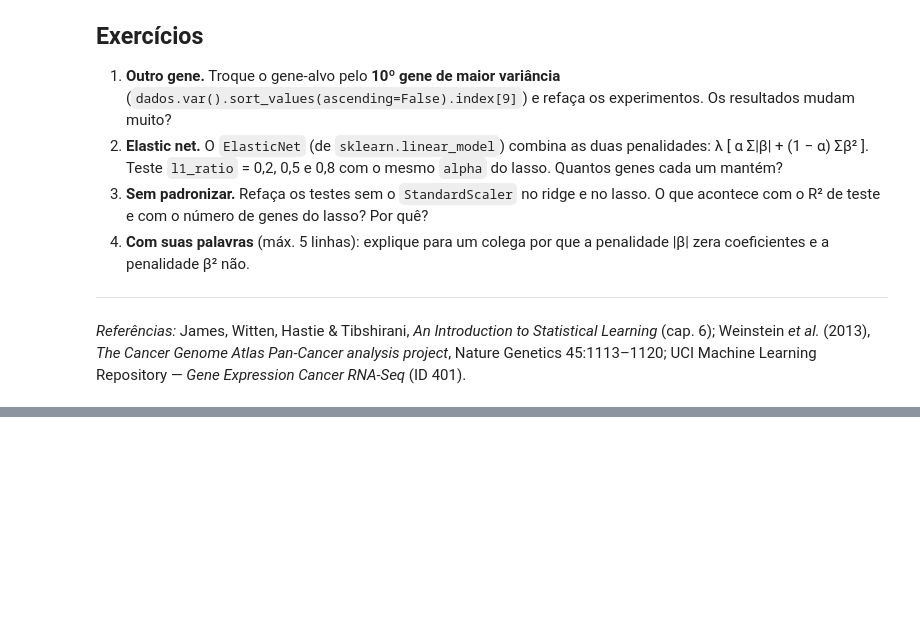
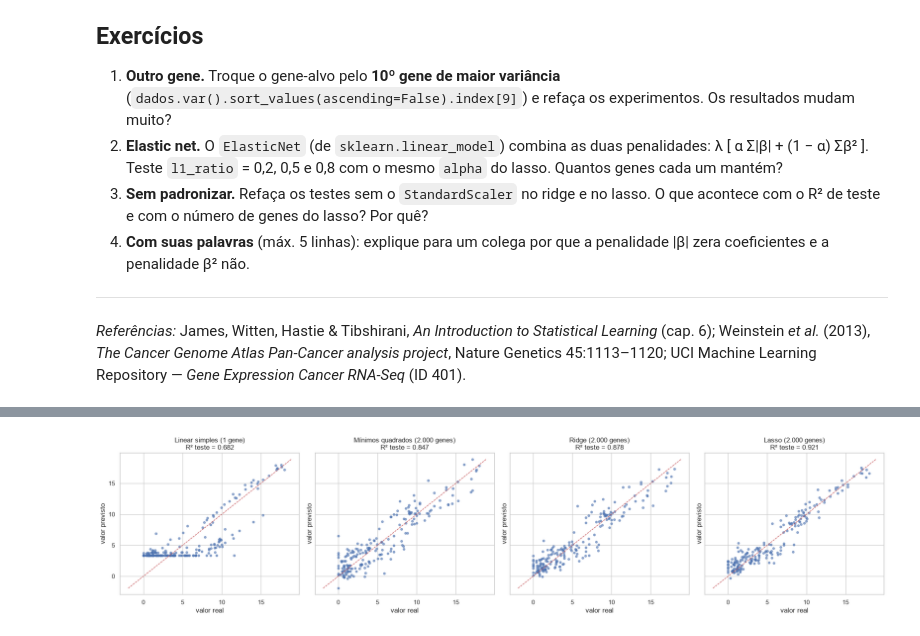
Before and after one commit to Fugant1/bioinformatics-task, a Jupyter notebook: 2026_11_Regressao_Ridge_Lasso_genes.ipynb, the cells around one changed output, grey strips where cells are left out. Cells and saved outputs as stored; diff of their text form; code cells hidden in the pictures; blank space fills up the shorter version.

```diff
--- a/2026_11_Regressao_Ridge_Lasso_genes.ipynb
+++ b/2026_11_Regressao_Ridge_Lasso_genes.ipynb
@@ -643,0 +649,80 @@ plt.tight_layout(); plt.show()
+# %%
+# ---------------------------------------------------------------
+# Exercício 1 — Repetindo o experimento com o 10º gene de maior variância
+# ---------------------------------------------------------------
+alvo10 = dados.var().sort_values(ascending=False).index[9]
+y10_all = dados[alvo10]
+X10_all = dados.drop(columns=alvo10)
+print(f"10º gene de maior variância (alvo): {alvo10} | média = {y10_all.mean():.2f} | desvio = {y10_all.std():.2f}")
+
+# Mesma divisão estratificada (75% treino / 25% teste) e seleção dos 2.000 genes mais variáveis só no treino
+X10_tr_all, X10_te_all, y10_tr, y10_te = train_test_split(
+    X10_all, y10_all, test_size=0.25, stratify=tipo, random_state=SEED
+)
+genes10 = X10_tr_all.var().sort_values(ascending=False).index[:P]
+X10_tr, X10_te = X10_tr_all[genes10], X10_te_all[genes10]
+
+# Gene mais correlacionado no treino para a regressão linear simples
+correl10 = X10_tr.corrwith(y10_tr).abs().sort_values(ascending=False)
+g1_10 = correl10.index[0]
+print(f"Gene mais correlacionado com {alvo10}: {g1_10} (|r| = {correl10.iloc[0]:.3f})")
+
+# Escolha de lambda (alpha) por validação cruzada de 5 folds apenas no treino
+Xs10_tr = StandardScaler().fit_transform(X10_tr)
+ys10_tr = y10_tr - y10_tr.mean()
+alpha_max_10 = np.abs(Xs10_tr.T @ ys10_tr).max() / len(X10_tr)
+
+grade_ridge_10 = np.logspace(-1, 6, 20)
+grade_lasso_10 = alpha_max_10 * np.logspace(-3, 0, 20)
+
+def erro_cv_dados(X_data, y_data, cria_modelo, alphas):
+    erros = []
+    for a in alphas:
+        mses = []
+        for i_tr, i_va in kf.split(X_data):
+            mod = make_pipeline(StandardScaler(), cria_modelo(a))
+            mod.fit(X_data.iloc[i_tr], y_data.iloc[i_tr])
+            mses.append(mean_squared_error(y_data.iloc[i_va], mod.predict(X_data.iloc[i_va])))
+        erros.append(np.mean(mses))
+    return np.array(erros)
+
+cv_r10 = erro_cv_dados(X10_tr, y10_tr, lambda a: Ridge(alpha=a), grade_ridge_10)
+cv_l10 = erro_cv_dados(X10_tr, y10_tr, lambda a: Lasso(alpha=a, max_iter=5000), grade_lasso_10)
+melhor_ridge_10 = grade_ridge_10[cv_r10.argmin()]
+melhor_lasso_10 = grade_lasso_10[cv_l10.argmin()]
+print(f"Melhor lambda Ridge: {melhor_ridge_10:.3g} (MSE CV = {cv_r10.min():.3f})")
+print(f"Melhor lambda Lasso: {melhor_lasso_10:.3g} (MSE CV = {cv_l10.min():.3f})\n")
+
+# Comparação final no conjunto de teste
+modelos_10 = {
+    "Linear simples (1 gene)": (LinearRegression(), [g1_10]),
+    "Mínimos quadrados (2.000 genes)": (make_pipeline(StandardScaler(), LinearRegression()), list(genes10)),
+    "Ridge (2.000 genes)": (make_pipeline(StandardScaler(), Ridge(alpha=melhor_ridge_10)), list(genes10)),
+    "Lasso (2.000 genes)": (make_pipeline(StandardScaler(), Lasso(alpha=melhor_lasso_10, max_iter=10000)), list(genes10)),
+}
+
+res_10, prev_10 = [], {}
+for nome, (mod, cols) in modelos_10.items():
+    mod.fit(X10_tr[cols], y10_tr)
+    prev_10[nome] = mod.predict(X10_te[cols])
+    coefs = mod[-1].coef_ if hasattr(mod, "steps") else mod.coef_
+    res_10.append({
+        "modelo": nome,
+        "genes usados (coef. ≠ 0)": int((np.abs(coefs) > 1e-10).sum()),
+        "R² treino": r2_score(y10_tr, mod.predict(X10_tr[cols])),
+        "R² teste": r2_score(y10_te, prev_10[nome]),
+        "MSE teste": mean_squared_error(y10_te, prev_10[nome]),
+    })
+res_10 = pd.DataFrame(res_10).set_index("modelo")
+display(res_10.round(3))
+
+# Gráfico real x previsto no teste para o 10º gene
+fig, ax = plt.subplots(1, 4, figsize=(20, 4.8), sharex=True, sharey=True)
+lim = [min(y10_te.min(), min(p.min() for p in prev_10.values())),
+       max(y10_te.max(), max(p.max() for p in prev_10.values()))]
+for a, (nome, pred) in zip(ax, prev_10.items()):
+    a.scatter(y10_te, pred, s=14, alpha=0.6)
+    a.plot(lim, lim, "r--", lw=1)
+    a.set(title=f"{nome}\nR² teste = {r2_score(y10_te, pred):.3f}", xlabel="valor real", ylabel="valor previsto")
+plt.tight_layout(); plt.show()
+# %% [output]
@@ -643,0 +739 @@ plt.tight_layout(); plt.show()
+[figure, added]
```
Also changed, not shown: parts of 23 cells of this notebook.
